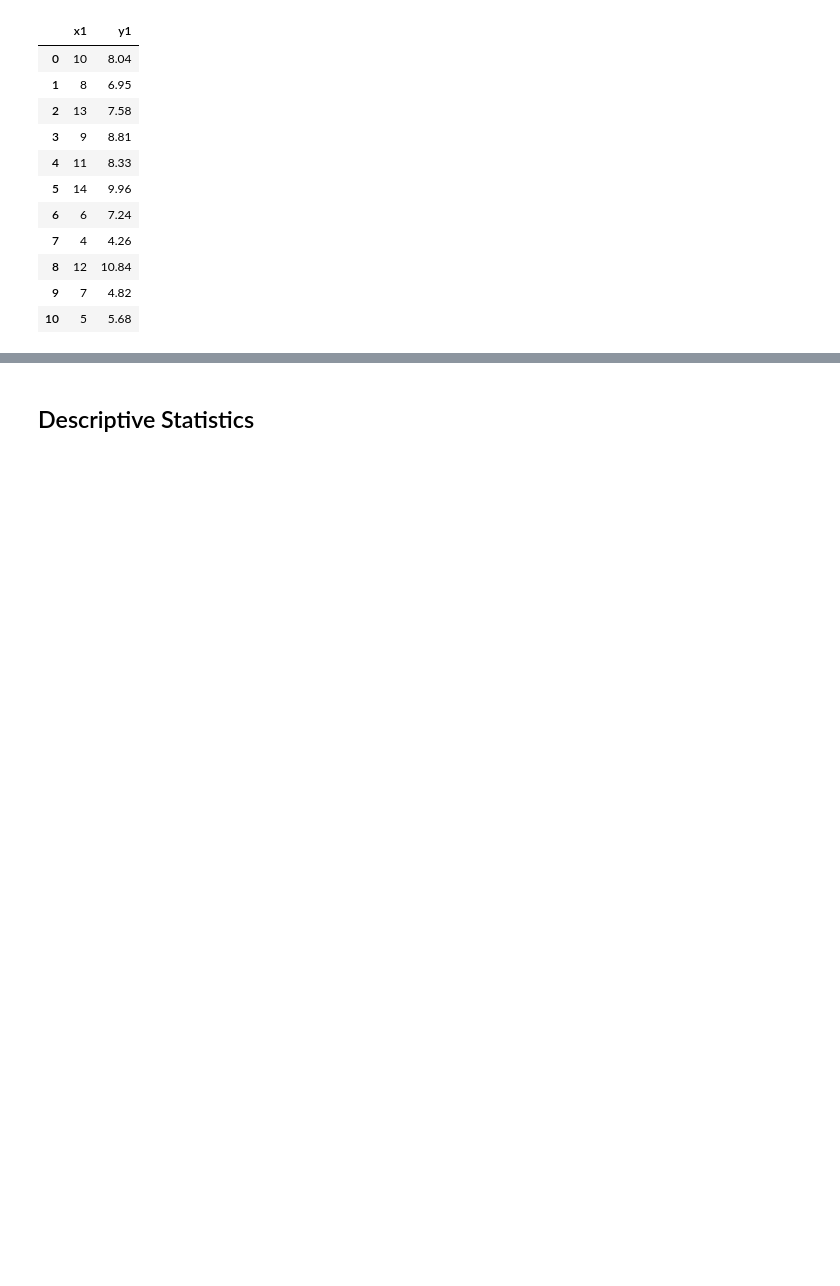
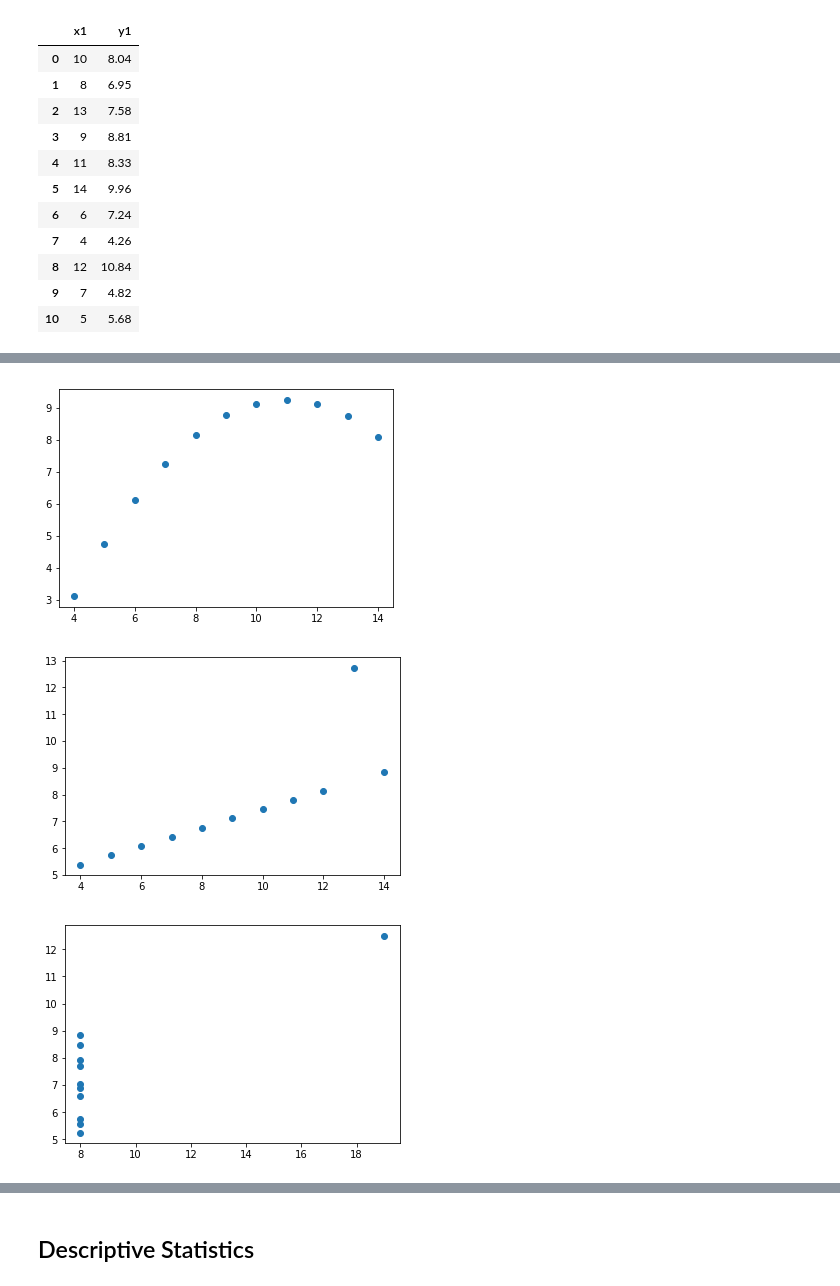
Before and after one commit to declanbarr/anscombes-quartet, a Jupyter notebook: anscombes-quartet.ipynb, the cells around one changed output, grey strips where cells are left out. Cells and saved outputs as stored; diff of their text form; code cells hidden in the pictures; blank space fills up the shorter version.

```diff
--- a/anscombes-quartet.ipynb
+++ b/anscombes-quartet.ipynb
@@ -40,0 +53,22 @@ df.loc[:,['x1', 'y1']]
+# %%
+x2 = df.loc[:,'x2']
+x3 = df.loc[:,'x3']
+x4 = df.loc[:,'x4']
+
+y2 = df.loc[:,'y2']
+y3 = df.loc[:,'y3']
+y4 = df.loc[:,'y4']
+
+
+plt.scatter(x2, y2)
+plt.show()
+
+plt.scatter(x3, y3)
+plt.show()
+
+plt.scatter(x4, y4)
+plt.show()
+# %% [output]
+[figure, added]
+[figure, added]
+[figure, added]
```
Also changed, not shown: parts of 4 cells of this notebook.
